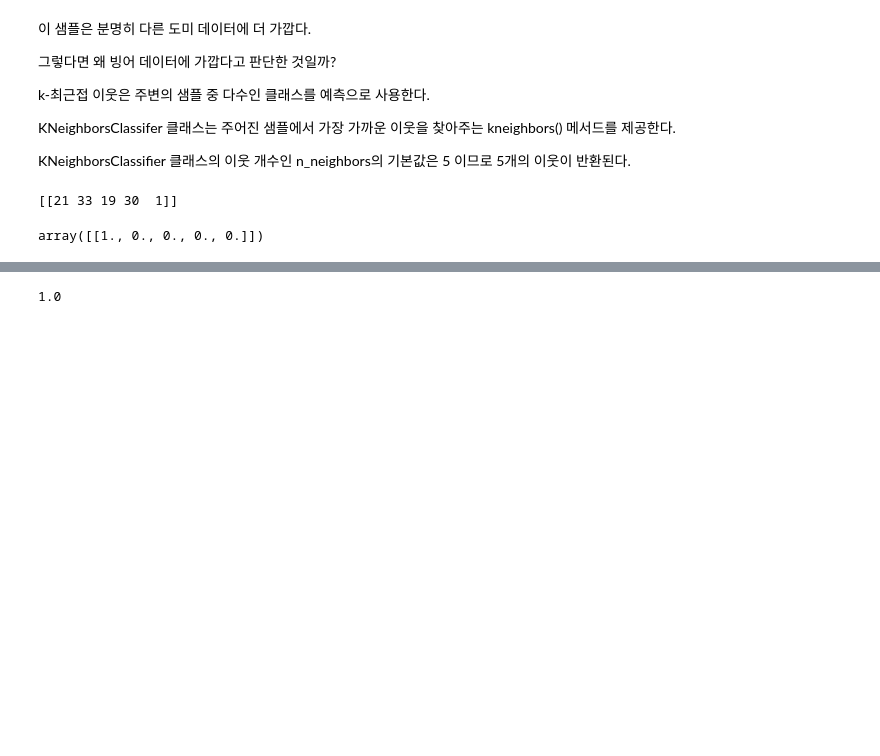
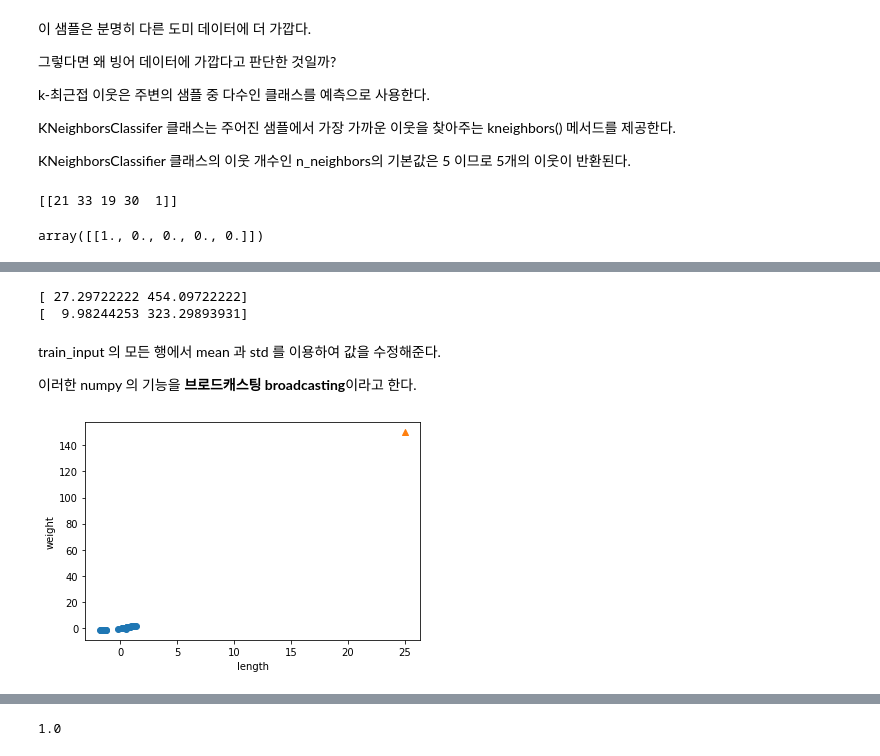
Before and after one commit to tirals88/-, a Jupyter notebook: 2장_2절까지.ipynb, the cells around one changed output, grey strips where cells are left out. Saved outputs shown, nothing was run; the diff lists cells and outputs as text; code cells hidden in the pictures; blank space fills up the shorter version.

```diff
--- a/2장_2절까지.ipynb
+++ b/2장_2절까지.ipynb
@@ -190,0 +245,11 @@ plt.show()
+# %%
+# standard score 사용 전
+
+mean = np.mean(train_input, axis = 0)
+std = np.std(train_input, axis = 0)
+
+print(mean)
+print(std)
+# %% [output]
+[ 27.29722222 454.09722222]
+[  9.98244253 323.29893931]
@@ -190,0 +258,14 @@ plt.show()
+# %% [markdown]
+train_input 의 모든 행에서 mean 과 std 를 이용하여 값을 수정해준다.
+
+이러한 numpy 의 기능을 **브로드캐스팅 broadcasting**이라고 한다.
+# %%
+# 브로드캐스팅된 데이터로 산점도로 확인
+
+plt.scatter(train_scaled[:, 0], train_scaled[:, 1])
+plt.scatter(25, 150, marker = "^")
+plt.xlabel('length')
+plt.ylabel('weight')
+plt.show()
+# %% [output]
+[figure, added]
```
Also changed, not shown: parts of 21 cells of this notebook.
